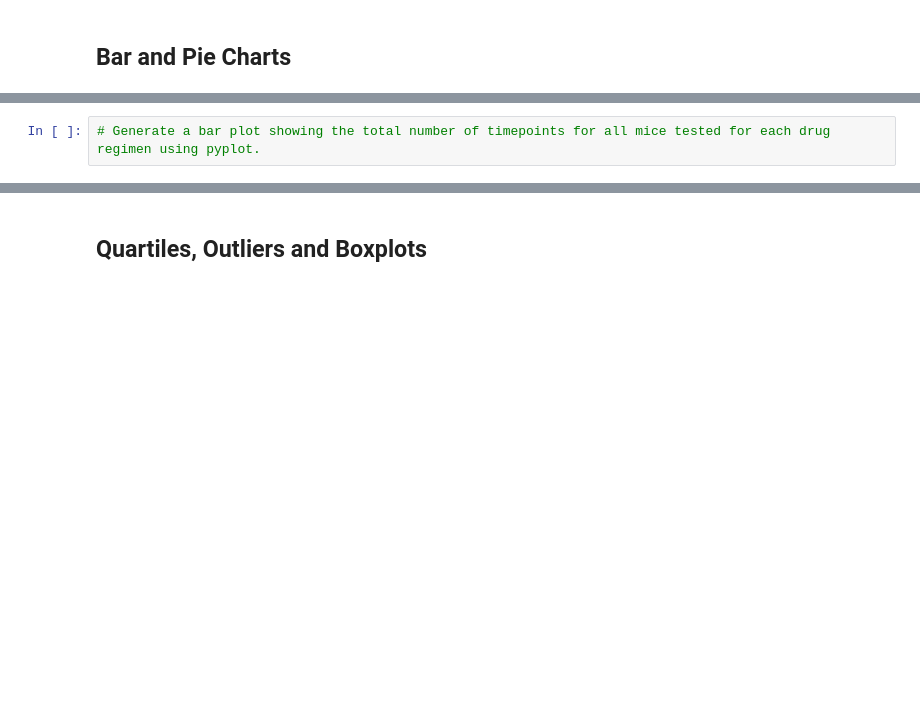
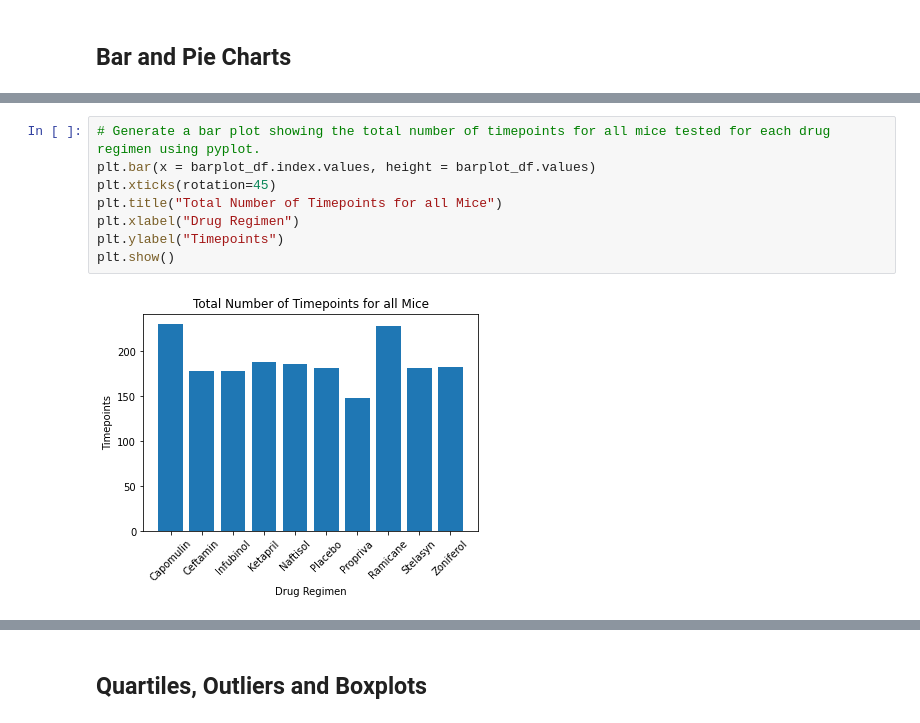
Before and after one commit to ashsams18/matplotlib_challenge, a Jupyter notebook: Pymaceuticals/pymaceuticals_starter.ipynb, the cells around one changed output, grey strips where cells are left out. Saved outputs shown, nothing was run; the diff lists cells and outputs as text; blank space fills up the shorter version.

```diff
--- a/Pymaceuticals/pymaceuticals_starter.ipynb
+++ b/Pymaceuticals/pymaceuticals_starter.ipynb
@@ -71,4 +162,12 @@ KeyError: "['g989'] not found in axis"
 # %%
 # Generate a bar plot showing the total number of timepoints for all mice tested for each drug regimen using pyplot.
+plt.bar(x = barplot_df.index.values, height = barplot_df.values)
+plt.xticks(rotation=45)
+plt.title("Total Number of Timepoints for all Mice")
+plt.xlabel("Drug Regimen")
+plt.ylabel("Timepoints")
+plt.show()
+# %% [output]
+[figure, added]
 # %%
 # Generate a pie plot showing the distribution of female versus male mice using Pandas
```
Also changed, not shown: parts of 22 cells of this notebook.
